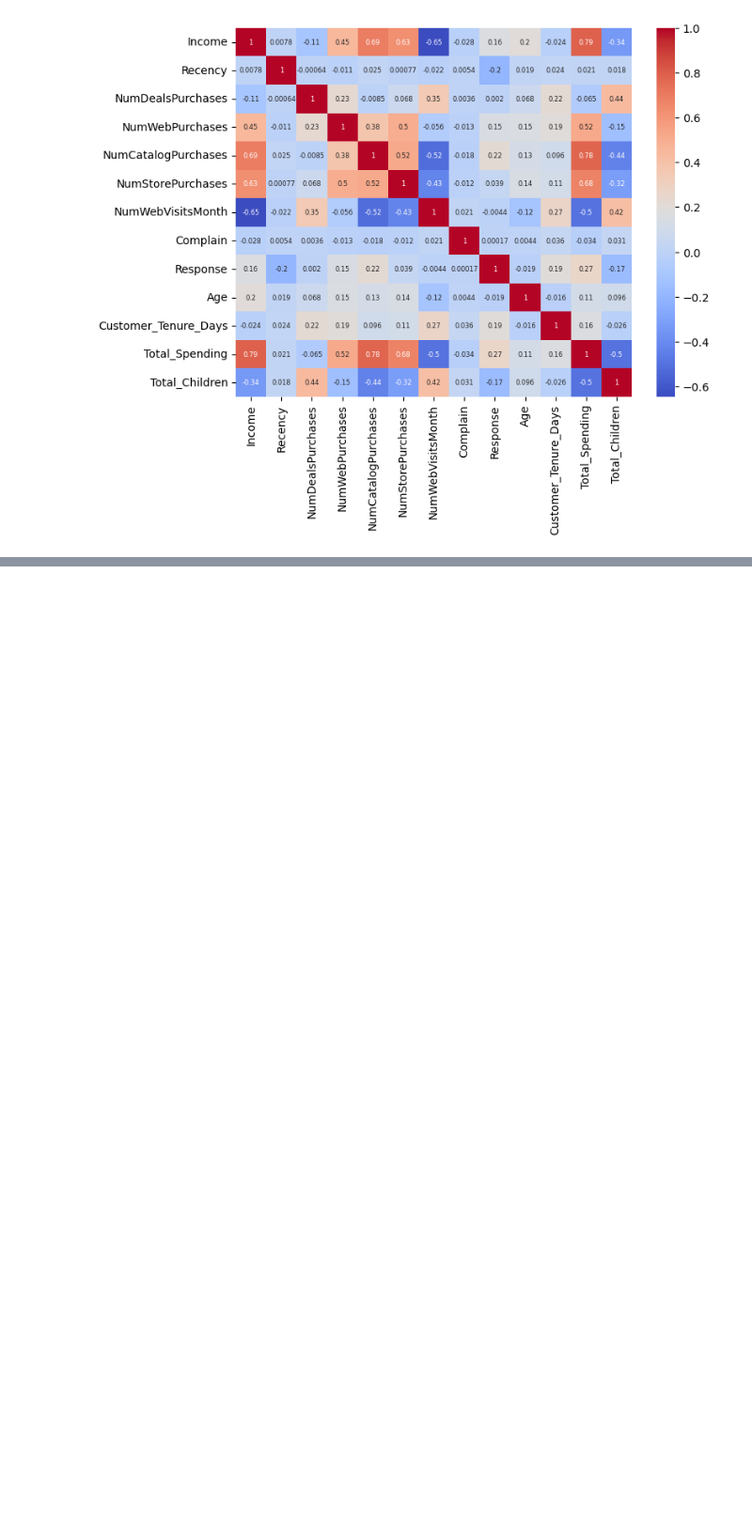
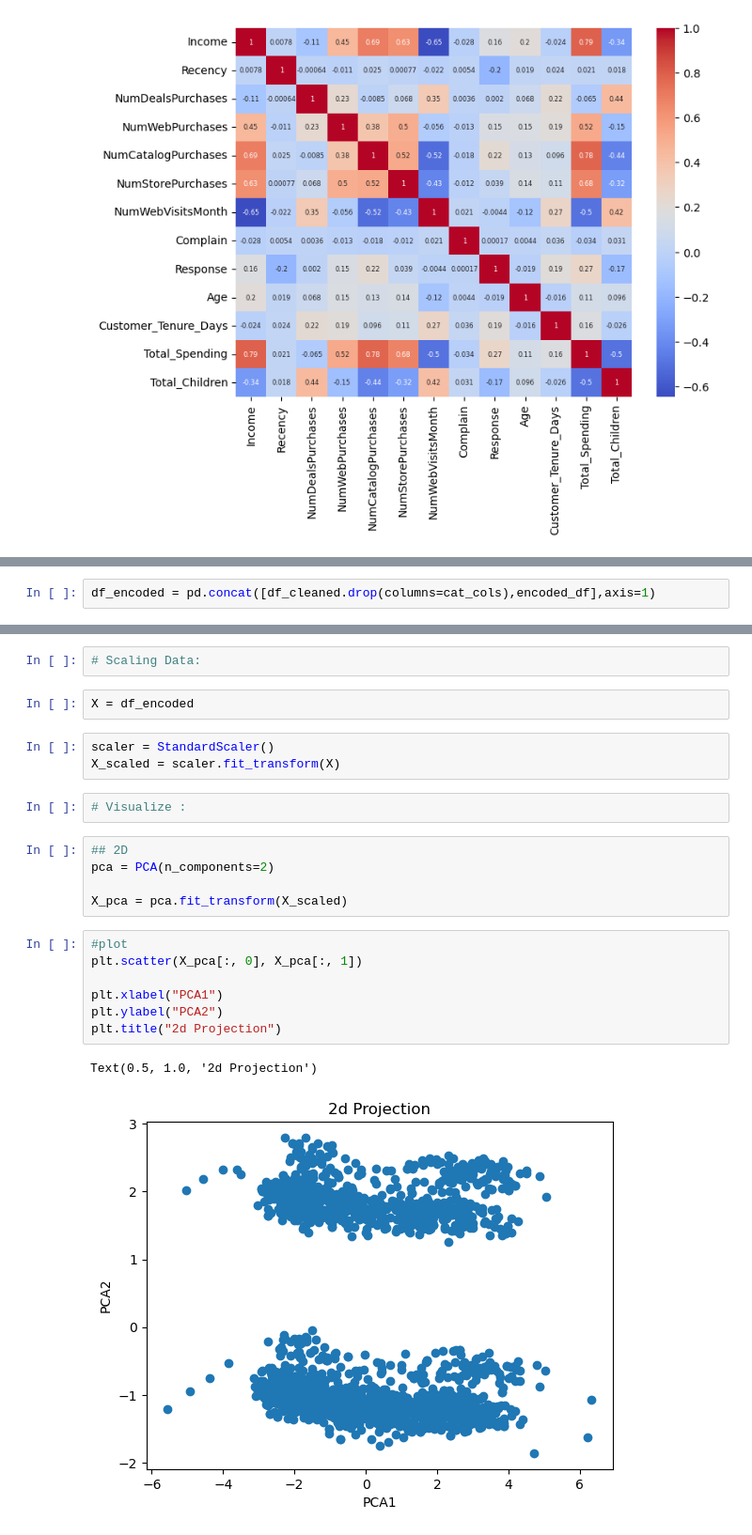
Before and after one commit to sayan629/AI_ML_python, a Jupyter notebook: (33) SmartCart Clustering System (Minor Project)/smartCart_Clustering.ipynb, the cells around one changed output, grey strips where cells are left out. Shown at 94% size. Cells and saved outputs as stored; diff of their text form; blank space fills up the shorter version.

```diff
--- a/(33) SmartCart Clustering System (Minor Project)/smartCart_Clustering.ipynb
+++ b/(33) SmartCart Clustering System (Minor Project)/smartCart_Clustering.ipynb
@@ -160,0 +176,2 @@ sns.heatmap(
+# %%
+df_encoded = pd.concat([df_cleaned.drop(columns=cat_cols),encoded_df],axis=1)
@@ -160,0 +187,24 @@ sns.heatmap(
+# %%
+# Scaling Data:
+# %%
+X = df_encoded
+# %%
+scaler = StandardScaler()
+X_scaled = scaler.fit_transform(X)
+# %%
+# Visualize :
+# %%
+## 2D
+pca = PCA(n_components=2)
+
+X_pca = pca.fit_transform(X_scaled)
+# %%
+#plot
+plt.scatter(X_pca[:, 0], X_pca[:, 1])
+
+plt.xlabel("PCA1")
+plt.ylabel("PCA2")
+plt.title("2d Projection")
+# %% [output]
+Text(0.5, 1.0, '2d Projection')
+[figure, added]
```
Also changed, not shown: parts of 11 cells of this notebook, 1 other file.
